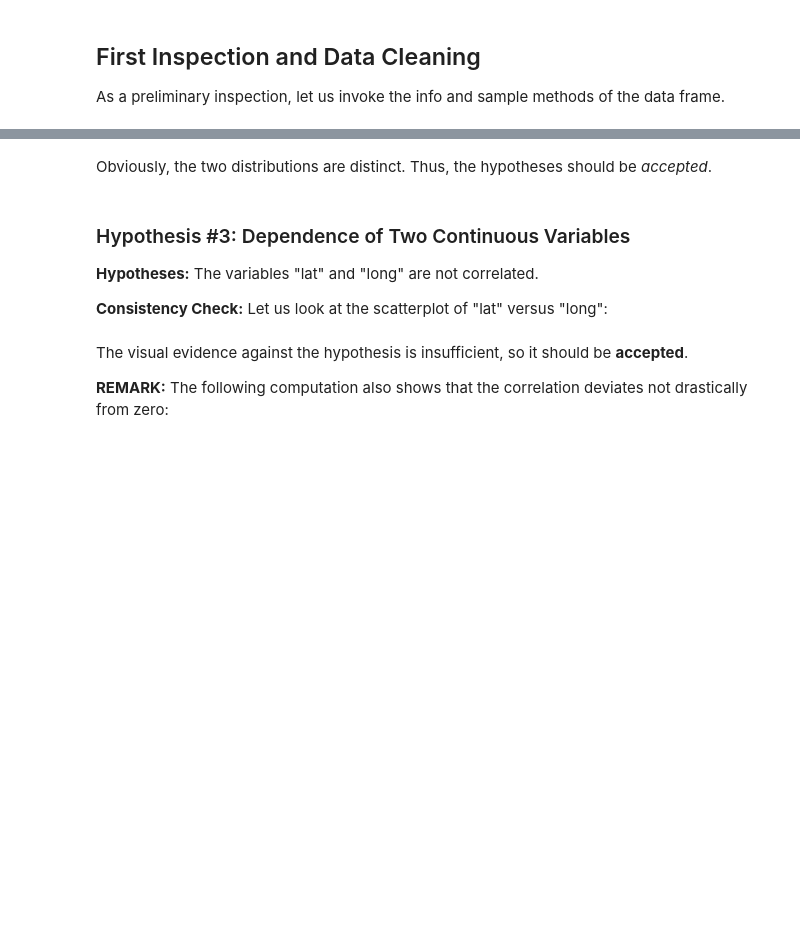
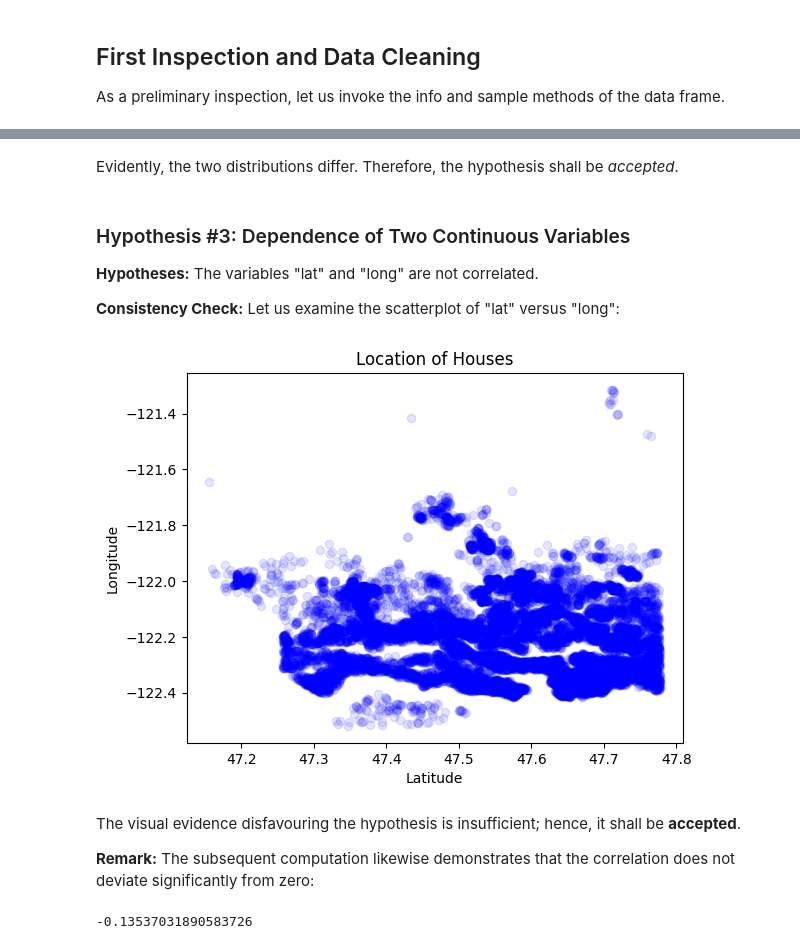
Before and after one commit to kvn-dtrx/ds-eda-project, a Jupyter notebook: notebooks/2--data-analysis.ipynb, the cells around one changed output, grey strips where cells are left out. Cells and saved outputs as stored; diff of their text form; code cells hidden in the pictures; blank space fills up the shorter version.

```diff
--- a/notebooks/2--data-analysis.ipynb
+++ b/notebooks/2--data-analysis.ipynb
@@ -193,18 +264,19 @@ Finally, at Miss Williams's request, we convert columns representing square foot
 # The ratio of square metre to square foot.
 SQ_M_TO_SQ_F_RATIO = 0.09290304
 
-# The column sqft_basement has dtype object,
-# we convert it to integer (and interpret missing values as 0).
-df["sqft_basement"] = df_bkp["sqft_basement"].replace("?", np.nan)
-df["sqft_basement"] = pd.to_numeric(df["sqft_basement"], errors="coerce")
-df["sqft_basement"] = df["sqft_basement"].fillna(0).astype("int64")
-
 sqft_cols = [col for col in df.columns if col.startswith("sqft_")]
 
+if "sqft_basement" in sqft_cols:
+    # The column sqft_basement has data type object.
+    # We convert it to integer and interpret missing values as 0.
+    df["sqft_basement"] = df["sqft_basement"].replace("?", np.nan)
+    df["sqft_basement"] = pd.to_numeric(df["sqft_basement"], errors="coerce")
+    df["sqft_basement"] = df["sqft_basement"].fillna(0).astype("int64")
+
 for col in sqft_cols:
-    # Drop sqft column.
-    df = df.drop(columns=[col], errors="ignore")
     # Add sqm column.
     col_new = col.replace("sqft_", "sqm_")
-    df[col_new] = SQ_M_TO_SQ_F_RATIO * df_bkp[col]
+    df[col_new] = SQ_M_TO_SQ_F_RATIO * df[col]
+    # Drops sqft column.
+    df = df.drop(columns=[col], errors="ignore")
 # %% [markdown]
@@ -267,33 +345,36 @@ plt.show()
 # %% [markdown]
-
-Obviously, the two distributions are distinct. Thus, the hypotheses should be *accepted*.
+Evidently, the two distributions differ. Therefore, the hypothesis shall be *accepted*.
 # %% [markdown]
 ### Hypothesis #3: Dependence of Two Continuous Variables
 
 **Hypotheses:** The variables "lat" and "long" are not correlated.
 
-**Consistency Check:** Let us look at the scatterplot of "lat" versus "long":
+**Consistency Check:** Let us examine the scatterplot of "lat" versus "long":
 # %%
 plt.scatter(
     df["lat"],
     df["long"],
     c="blue",
     alpha=0.1,
-    label="Location of Houses"
+    label="Location of Houses",
 )
 
 plt.title("Location of Houses")
 plt.xlabel("Latitude")
 plt.ylabel("Longitude")
 
 plt_savefig("lat-vs-long")
 plt.show()
+# %% [output]
+[figure, added]
 # %% [markdown]
-The visual evidence against the hypothesis is insufficient, so it should be **accepted**.
+The visual evidence disfavouring the hypothesis is insufficient; hence, it shall be **accepted**.
 
-**REMARK:** The following computation also shows that the correlation deviates not drastically from zero:
+**Remark:** The subsequent computation likewise demonstrates that the correlation does not deviate significantly from zero:
 # %%
 df["lat"].corr(df["long"])
+# %% [output]
+-0.13537031890583726
 # %% [markdown]
 ## Definitions
 
```
Also changed, not shown: parts of 48 cells of this notebook, 6 other files.
